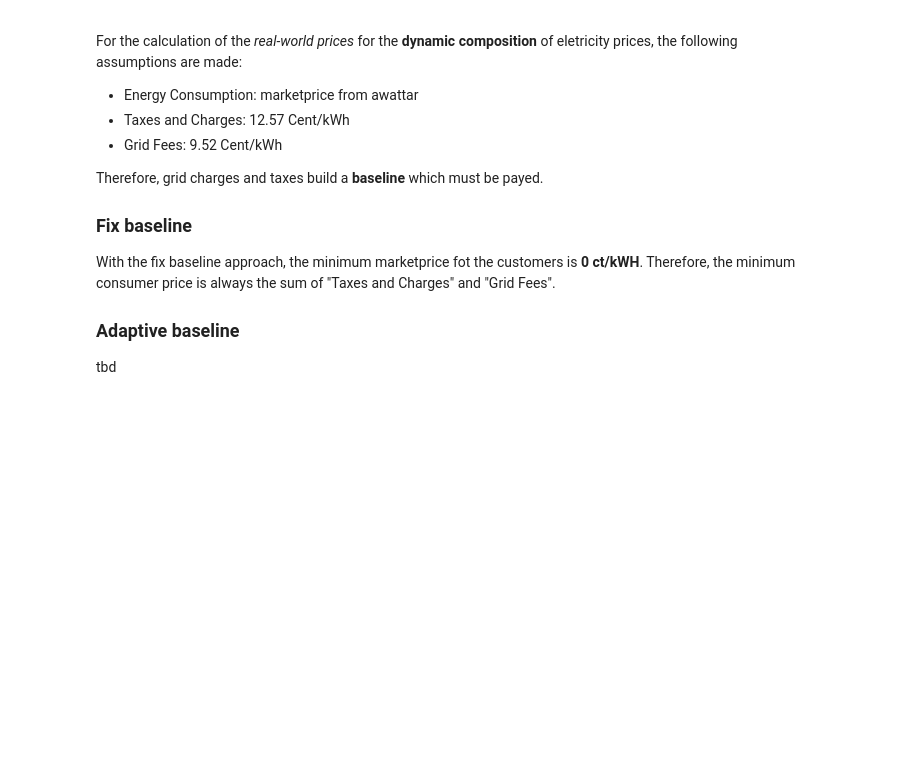
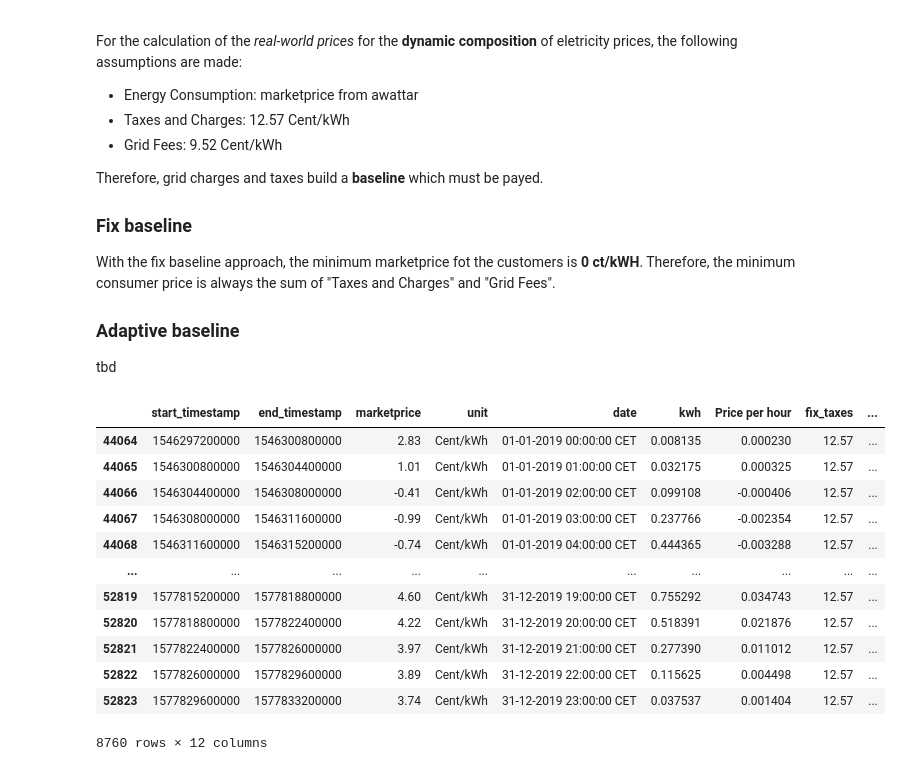
Before and after one commit to rumexcrisp/aim_bi_project, a Jupyter notebook: scripts/api_check.ipynb, the cells around one changed output. Cells and saved outputs as stored; diff of their text form; code cells hidden in the pictures; blank space fills up the shorter version.

```diff
--- a/scripts/api_check.ipynb
+++ b/scripts/api_check.ipynb
@@ -301,3 +286,29 @@ With the fix baseline approach, the minimum marketprice fot the customers is **0
 
 ### Adaptive baseline
 tbd
+# %%
+
+# add fix values at Dataframe
+df['fix_taxes'] = 12.57
+df['fix_fees'] = 9.52
+df['fix_marketprice']=24.82
+baseline=df['fix_taxes'].iloc[0]+df['fix_fees'].iloc[0]
+#df['fix_baseline']=baseline
+df['fix_consumer_price']=baseline+df['fix_marketprice'].iloc[0]
+df['dyn_consumer_price'] = df.apply(lambda row: baseline if row['marketprice'] < 0 else (baseline+ row['marketprice']), axis=1)
+
+df
+# %% [output]
+|  | start_timestamp | end_timestamp | marketprice | unit | date | kwh | Price per hour | fix_taxes | ... |
+| 44064 | 1546297200000 | 1546300800000 | 2.83 | Cent/kWh | 01-01-2019 00:00:00 CET | 0.008135 | 0.000230 | 12.57 | ... |
+| 44065 | 1546300800000 | 1546304400000 | 1.01 | Cent/kWh | 01-01-2019 01:00:00 CET | 0.032175 | 0.000325 | 12.57 | ... |
+| 44066 | 1546304400000 | 1546308000000 | -0.41 | Cent/kWh | 01-01-2019 02:00:00 CET | 0.099108 | -0.000406 | 12.57 | ... |
+| 44067 | 1546308000000 | 1546311600000 | -0.99 | Cent/kWh | 01-01-2019 03:00:00 CET | 0.237766 | -0.002354 | 12.57 | ... |
+| 44068 | 1546311600000 | 1546315200000 | -0.74 | Cent/kWh | 01-01-2019 04:00:00 CET | 0.444365 | -0.003288 | 12.57 | ... |
+| ... | ... | ... | ... | ... | ... | ... | ... | ... | ... |
+| 52819 | 1577815200000 | 1577818800000 | 4.60 | Cent/kWh | 31-12-2019 19:00:00 CET | 0.755292 | 0.034743 | 12.57 | ... |
+| 52820 | 1577818800000 | 1577822400000 | 4.22 | Cent/kWh | 31-12-2019 20:00:00 CET | 0.518391 | 0.021876 | 12.57 | ... |
+| 52821 | 1577822400000 | 1577826000000 | 3.97 | Cent/kWh | 31-12-2019 21:00:00 CET | 0.277390 | 0.011012 | 12.57 | ... |
+| 52822 | 1577826000000 | 1577829600000 | 3.89 | Cent/kWh | 31-12-2019 22:00:00 CET | 0.115625 | 0.004498 | 12.57 | ... |
+| 52823 | 1577829600000 | 1577833200000 | 3.74 | Cent/kWh | 31-12-2019 23:00:00 CET | 0.037537 | 0.001404 | 12.57 | ... |
+8760 rows × 12 columns
```
Also changed, not shown: parts of 3 cells of this notebook.
